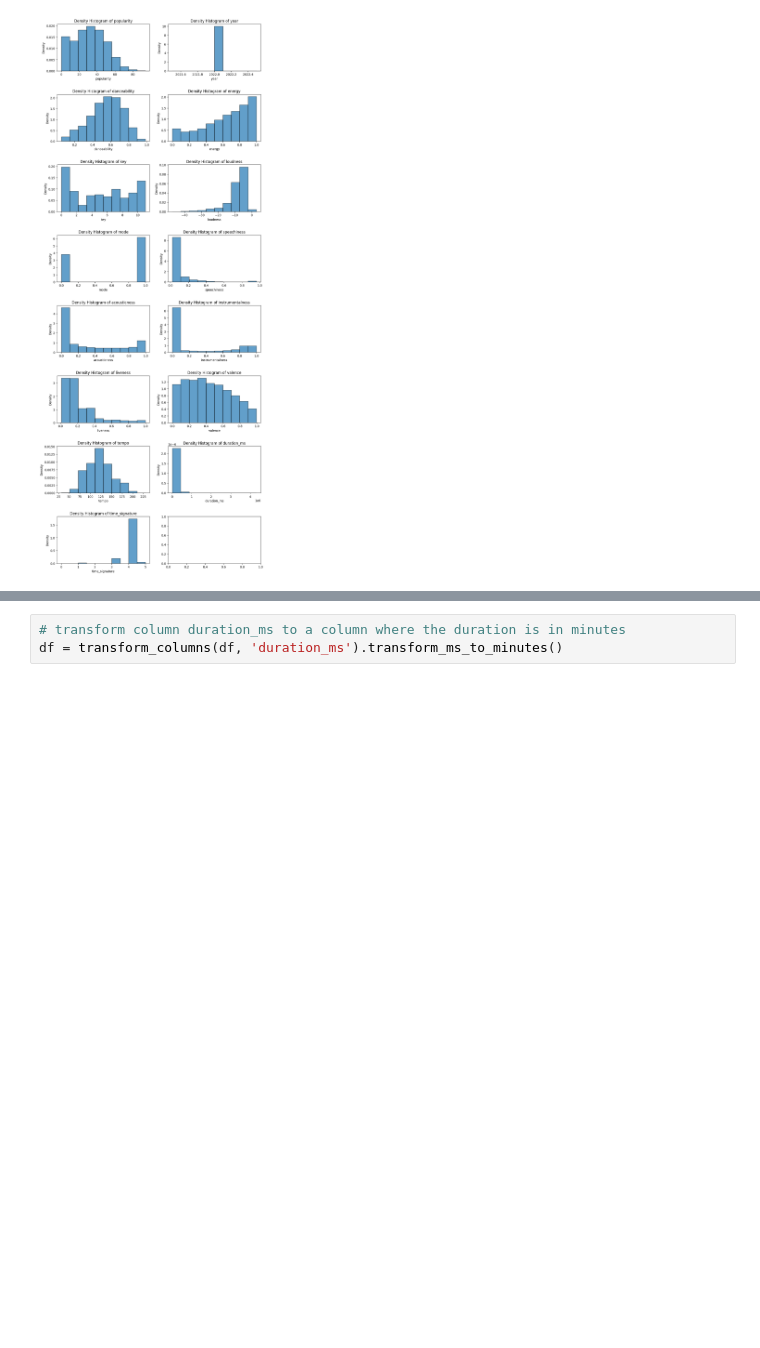
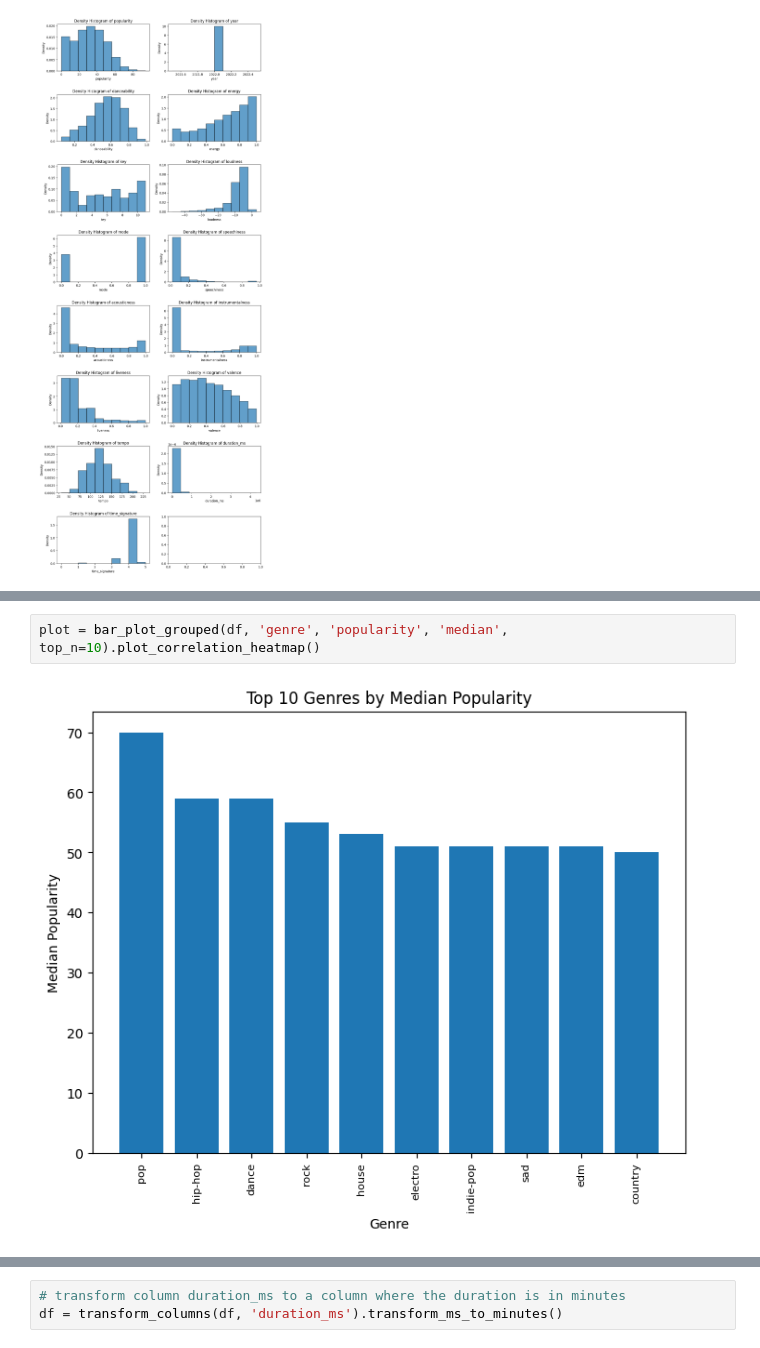
Before and after one commit to arimiche/Spotify_library, a Jupyter notebook: pipeline.ipynb, the cells around one changed output, grey strips where cells are left out. Saved outputs shown, nothing was run; the diff lists cells and outputs as text; blank space fills up the shorter version.

```diff
--- a/pipeline.ipynb
+++ b/pipeline.ipynb
@@ -37,3 +45,7 @@ count = unique_count(df, columns).calculate_unique_counts()
 Number of unique values in track_name: 49110
 Number of unique values in artist_name: 12779
 Number of unique values in genre: 82
+# %%
+plot = bar_plot_grouped(df, 'genre', 'popularity', 'median', top_n=10).plot_correlation_heatmap()
+# %% [output]
+[figure, added]
```
Also changed, not shown: parts of 16 cells of this notebook, 2 other files.
